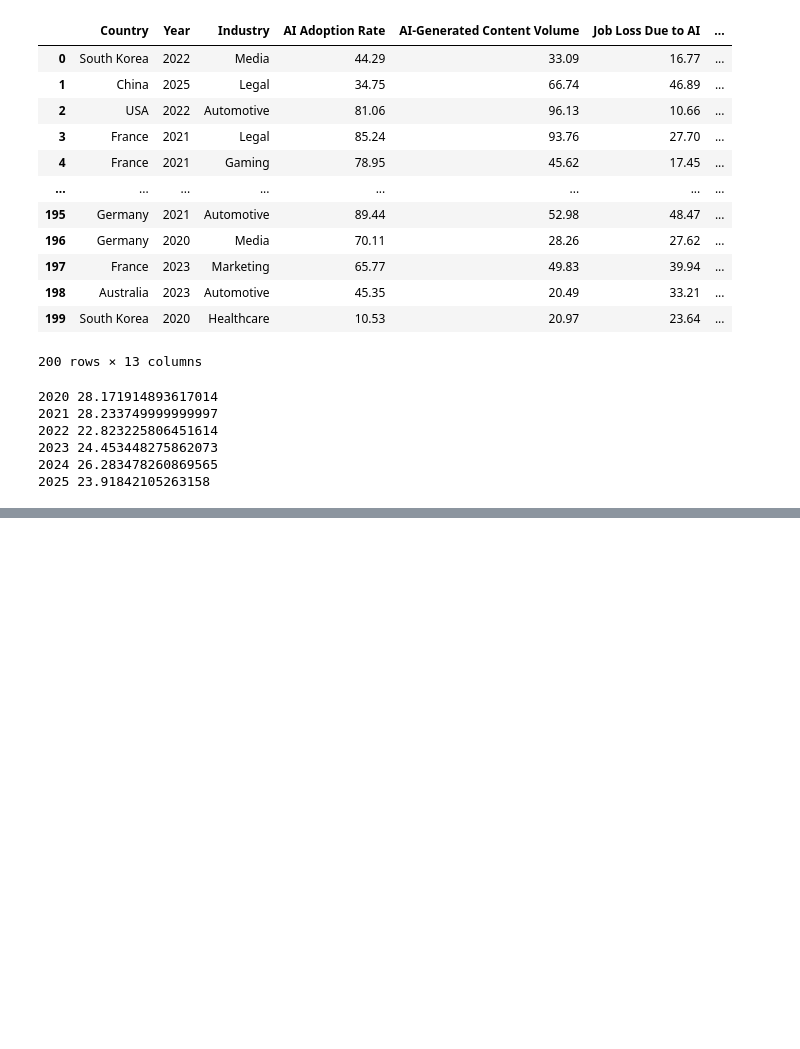
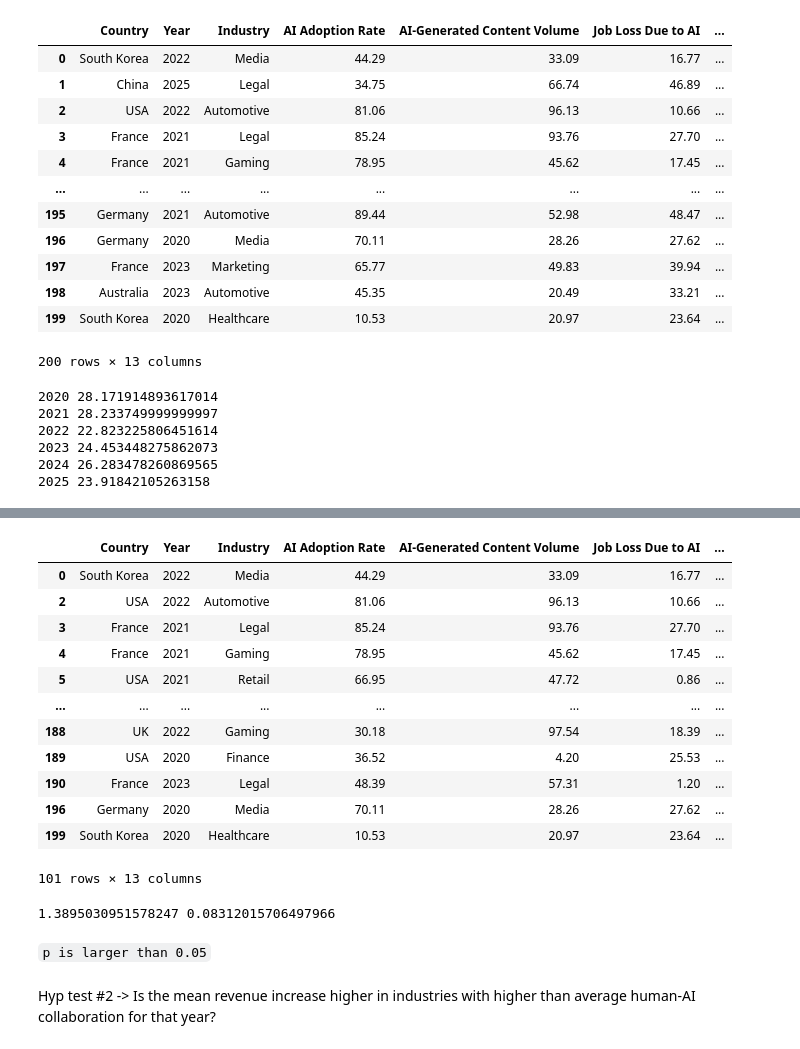
Before and after one commit to jigar-shroff/AiOnDigitalMediaResearch, a Jupyter notebook: AIOnDigitalMediaResearch.ipynb, the cells around one changed output, grey strips where cells are left out. Drawn from its saved outputs; the diff is of its cells as text; code cells hidden in the pictures; blank space fills up the shorter version.

```diff
--- a/AIOnDigitalMediaResearch.ipynb
+++ b/AIOnDigitalMediaResearch.ipynb
@@ -964,0 +988,16 @@ for e in meanJobLossDict:
+# %%
+lowerThanMean
+# %% [output]
+|  | Country | Year | Industry | AI Adoption Rate | AI-Generated Content Volume | Job Loss Due to AI | ... |
+| 0 | South Korea | 2022 | Media | 44.29 | 33.09 | 16.77 | ... |
+| 2 | USA | 2022 | Automotive | 81.06 | 96.13 | 10.66 | ... |
+| 3 | France | 2021 | Legal | 85.24 | 93.76 | 27.70 | ... |
+| 4 | France | 2021 | Gaming | 78.95 | 45.62 | 17.45 | ... |
+| 5 | USA | 2021 | Retail | 66.95 | 47.72 | 0.86 | ... |
+| ... | ... | ... | ... | ... | ... | ... | ... |
+| 188 | UK | 2022 | Gaming | 30.18 | 97.54 | 18.39 | ... |
+| 189 | USA | 2020 | Finance | 36.52 | 4.20 | 25.53 | ... |
+| 190 | France | 2023 | Legal | 48.39 | 57.31 | 1.20 | ... |
+| 196 | Germany | 2020 | Media | 70.11 | 28.26 | 27.62 | ... |
+| 199 | South Korea | 2020 | Healthcare | 10.53 | 20.97 | 23.64 | ... |
+101 rows × 13 columns
@@ -964,0 +1006,8 @@ for e in meanJobLossDict:
+# %%
+print(t, p)
+# %% [output]
+1.3895030951578247 0.08312015706497966
+# %% [markdown]
+`p is larger than 0.05`
+# %% [markdown]
+Hyp test #2 -> Is the mean revenue increase higher in industries with higher than average human-AI collaboration for that year?
```
Also changed, not shown: parts of 11 cells of this notebook.
